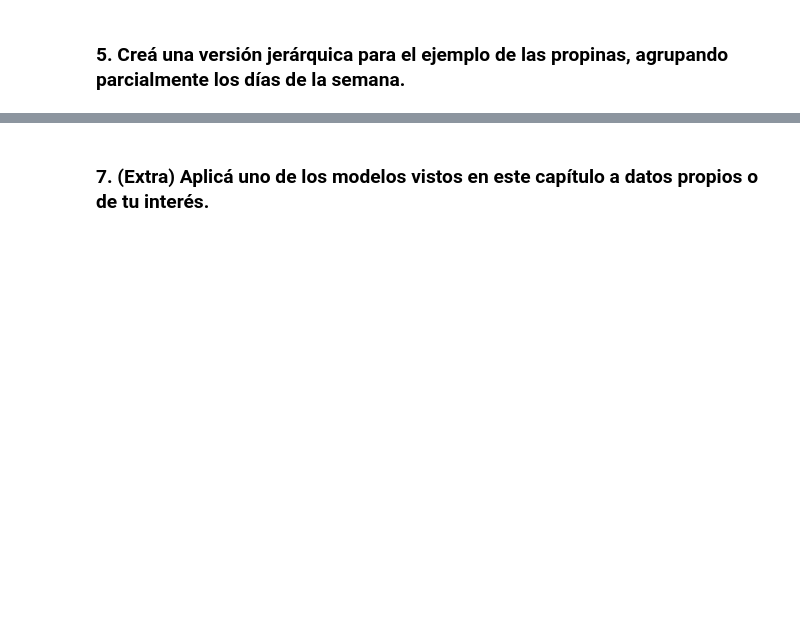
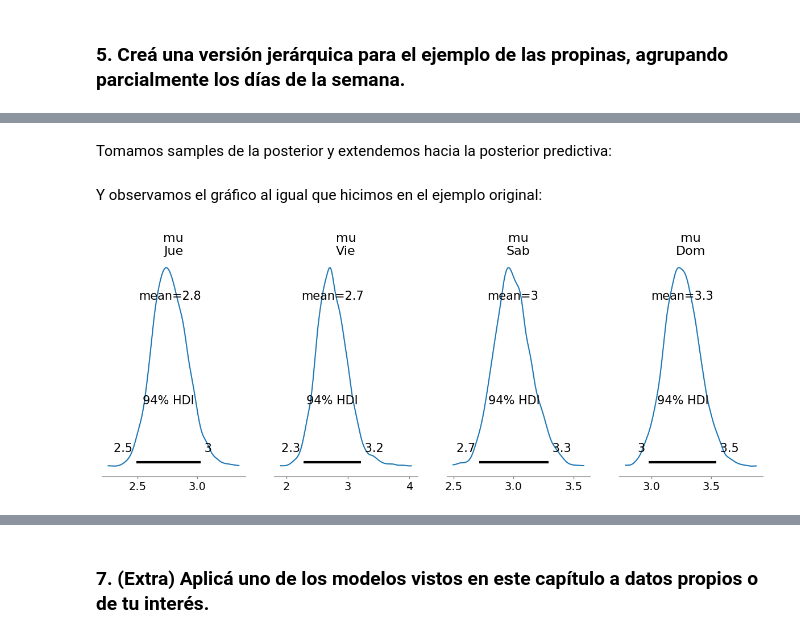
Before and after one commit to Gerardo1909/EEI2_ejercicios, a Jupyter notebook: ejercicios/modulo3.ipynb, the cells around one changed output, grey strips where cells are left out. Cells and saved outputs as stored; diff of their text form; code cells hidden in the pictures; blank space fills up the shorter version.

```diff
--- a/ejercicios/modulo3.ipynb
+++ b/ejercicios/modulo3.ipynb
@@ -33,0 +352,6 @@ os.environ["PATH"] += os.pathsep + 'C:/Program Files/Graphviz/bin/'
+# %%
+tips = pd.read_csv("data/raw/propinas.csv")
+categories = np.array(["Jue", "Vie", "Sab", "Dom"])
+tip = tips["propina"].values
+idx = pd.Categorical(tips["dia"], categories=categories).codes
+coords = {"dias": categories, "dias_flat": categories[idx]}
@@ -33,0 +360,12 @@ os.environ["PATH"] += os.pathsep + 'C:/Program Files/Graphviz/bin/'
+# %%
+with pm.Model(coords=coords) as comparing_groups:
+    # Hiperpriors
+    sigma_mu = pm.HalfNormal("sigma_mu", sigma=2)
+    sigma_sigma = pm.HalfNormal("sigma_sigma", sigma=1)
+
+    # Parámetros específicos por día
+    mu = pm.HalfNormal("mu", sigma=sigma_mu, dims="dias")
+    sigma = pm.HalfNormal("sigma", sigma=sigma_sigma, dims="dias")
+
+    # Likelihood
+    y = pm.Gamma("y", mu=mu[idx], sigma=sigma[idx], observed=tip, dims="dias_flat")
@@ -33,0 +378,12 @@ os.environ["PATH"] += os.pathsep + 'C:/Program Files/Graphviz/bin/'
+# %% [markdown]
+Tomamos samples de la posterior y extendemos hacia la posterior predictiva:
+# %%
+with comparing_groups:
+    idata_cg = pm.sample(chains=4, tune=1000, target_accept=0.9)
+    idata_cg.extend(pm.sample_posterior_predictive(idata_cg))
+# %% [markdown]
+Y observamos el gráfico al igual que hicimos en el ejemplo original:
+# %%
+ax = az.plot_posterior(idata_cg, var_names=["mu"], figsize=(15, 5));
+# %% [output]
+[figure, added]
```
Also changed, not shown: parts of 49 cells of this notebook, 3 other files.
